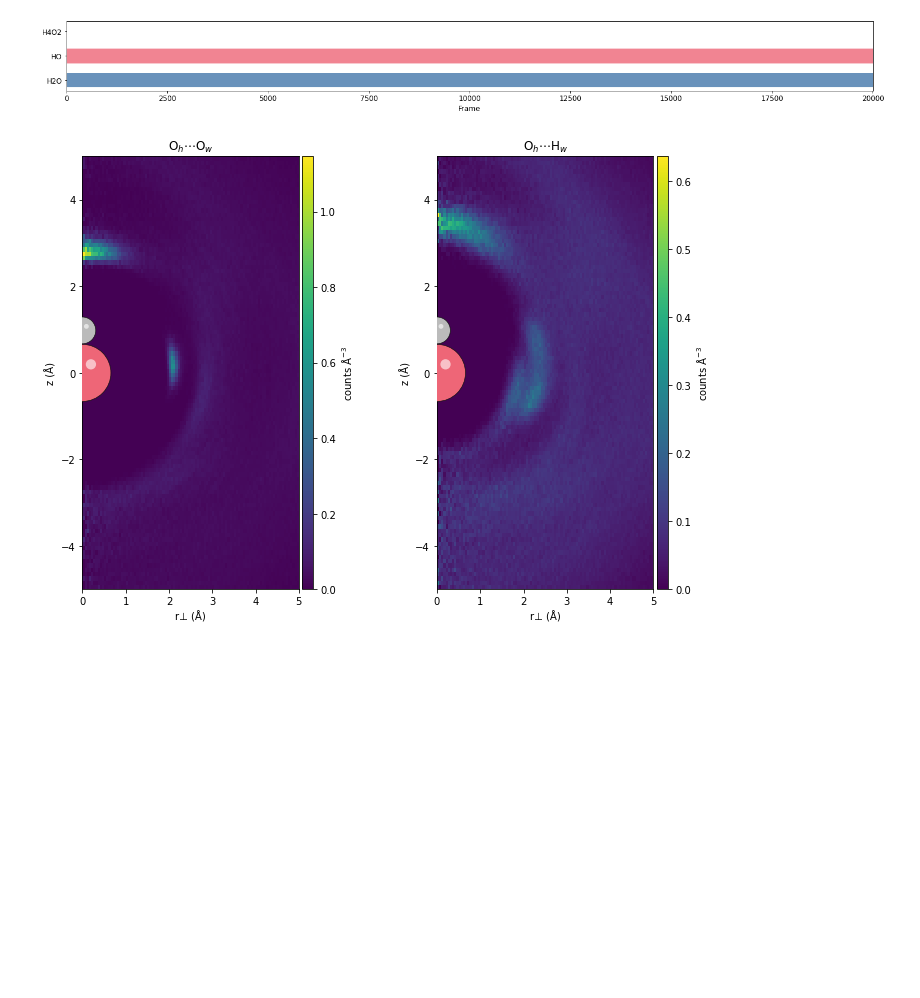
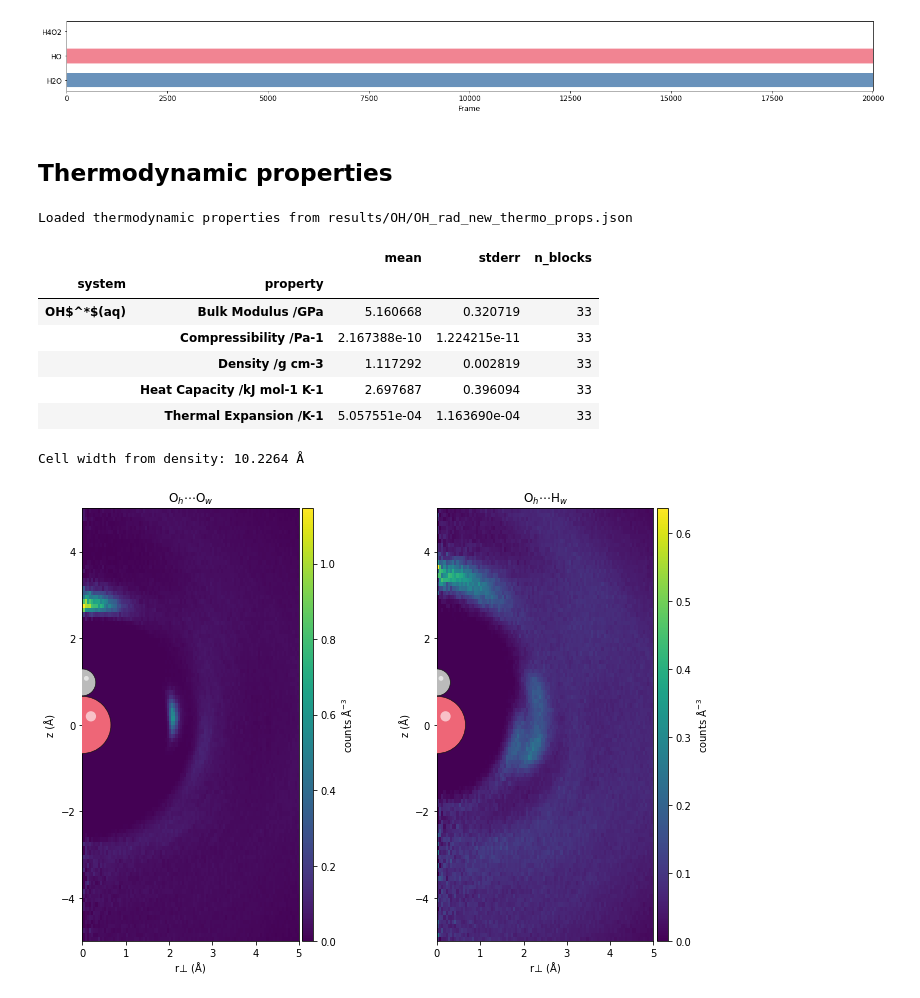
Before and after one commit to viktorsvahn/water, a Jupyter notebook: oh_rad_new.ipynb, the cells around one changed output. Drawn from its saved outputs; the diff is of its cells as text; code cells hidden in the pictures; blank space fills up the shorter version.

```diff
--- a/oh_rad_new.ipynb
+++ b/oh_rad_new.ipynb
@@ -90,6 +90,46 @@ pd.DataFrame(rows).set_index('formula')
 | HO | 1 | 100.0% | 20001 | 20001 | 20001.0 | 20001 |
 | H4O2 | 2 | 0.0% | 1 | 2 | 2.0 | 3 |
 [figure]
+# %% [markdown]
+## Thermodynamic properties
+# %%
+import utils.helper_funcs as hf
+
+data_path = '../data'
+
+POLAR_paths = {
+    'OH$^*$(aq)': '/MACE-POLAR-1-M/39_water_OH/neutral_doublet/',
+}
+
+POLAR_thermo_df = hf.cached_thermo_props(
+    'results/OH/OH_rad_new_thermo_props.json',
+    POLAR_paths,
+    data_path,
+    temperature=350.0,
+    correlation_times={"density": 60, "heat_capacity": 60, "compressibility": 60, "bulk_modulus": 60, "thermal_expansion": 60},
+    block_factor=10,
+)
+POLAR_thermo_df
+# %% [output]
+Loaded thermodynamic properties from results/OH/OH_rad_new_thermo_props.json
+|  |  | mean | stderr | n_blocks |
+| system | property |  |  |  |
+| OH$^*$(aq) | Bulk Modulus /GPa | 5.160668 | 0.320719 | 33 |
+|  | Compressibility /Pa-1 | 2.167388e-10 | 1.224215e-11 | 33 |
+|  | Density /g cm-3 | 1.117292 | 0.002819 | 33 |
+|  | Heat Capacity /kJ mol-1 K-1 | 2.697687 | 0.396094 | 33 |
+|  | Thermal Expansion /K-1 | 5.057551e-04 | 1.163690e-04 | 33 |
+# %%
+mass = traj.frames[0].atoms.get_masses().sum()  # amu
+
+density = POLAR_thermo_df.data.loc[('OH$^*$(aq)', 'Density /g cm-3'), 'mean']  # g/cm^3
+
+volume = mass * 1.66053906660 / density  # Å^3
+cell_width = volume ** (1 / 3)  # Å
+
+print(f"Cell width from density: {cell_width:.4f} Å")
+# %% [output]
+Cell width from density: 10.2264 Å
 # %%
 #from ase.io import read, write
 #atoms = read(TRAJFILE, '::2')
```
Also changed, not shown: 11 other files.
